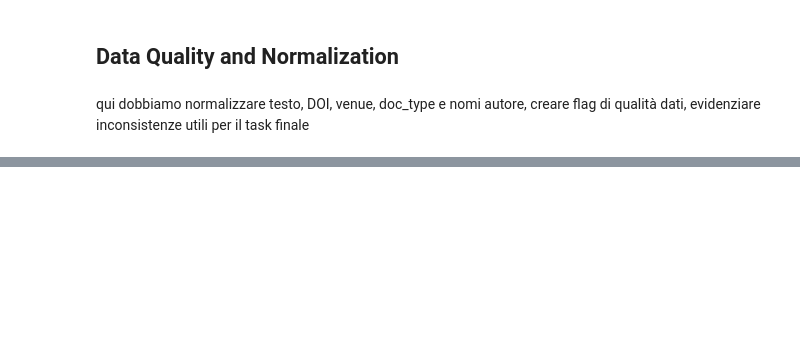
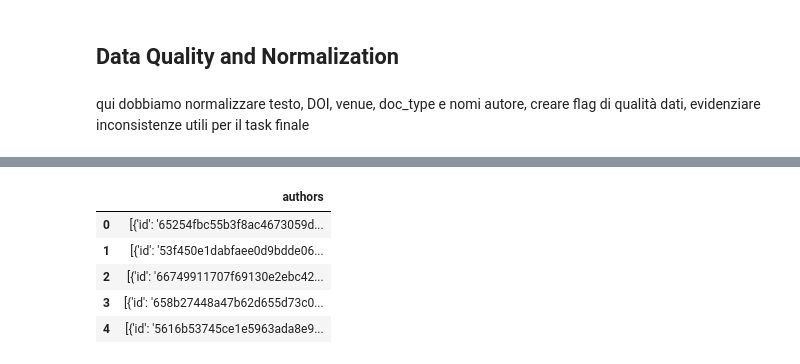
Before and after one commit to SergioFernandezDiz/Data-Projects-Hackathon_3-25-26, a Jupyter notebook: code.ipynb, the cells around one changed output, grey strips where cells are left out. Saved outputs shown, nothing was run; the diff lists cells and outputs as text; code cells hidden in the pictures; blank space fills up the shorter version.

```diff
--- a/code.ipynb
+++ b/code.ipynb
@@ -2267,17 +2472,29 @@ df_clean = pd.concat([df_clean, author_features], axis=1)
 # %%
-display(
-    df_clean[
-        [
-            "authors",
-            "author_names_raw",
-            "author_names_norm",
-            "author_names_ascii",
-            "n_authors",
-            "author_missing_id_count",
-            "author_missing_org_count"
-        ]
-    ].head(5)
-)
+import pyarrow.parquet as pq
+
+cols = [
+    "authors",
+    "author_names_raw",
+    "author_names_norm",
+    "author_names_ascii",
+    "n_authors",
+    "author_missing_id_count",
+    "author_missing_org_count",
+]
+
+parquet_file = pq.ParquetFile("data/train.parquet")
+first_batch = next(parquet_file.iter_batches(batch_size=5, columns=cols))
+df_preview = first_batch.to_pandas()
+
+display(df_preview)
+del df_preview
+# %% [output]
+|  | authors |
+| 0 | [{'id': '65254fbc55b3f8ac4673059d... |
+| 1 | [{'id': '53f450e1dabfaee0d9bdde06... |
+| 2 | [{'id': '66749911707f69130e2ebc42... |
+| 3 | [{'id': '658b27448a47b62d655d73c0... |
+| 4 | [{'id': '5616b53745ce1e5963ada8e9... |
 # %%
 def venue_doc_type_conflict(venue_norm, doc_type_norm):
     if not venue_norm or not doc_type_norm:
```
Also changed, not shown: parts of 69 cells of this notebook.
